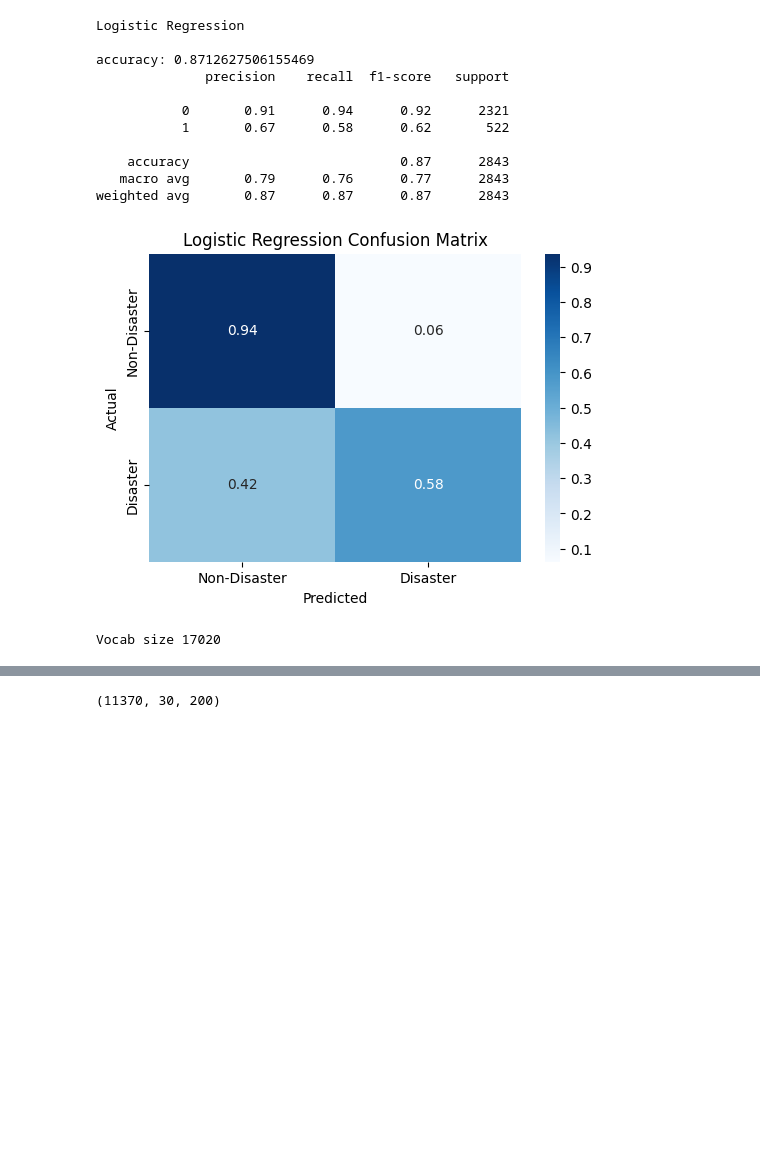
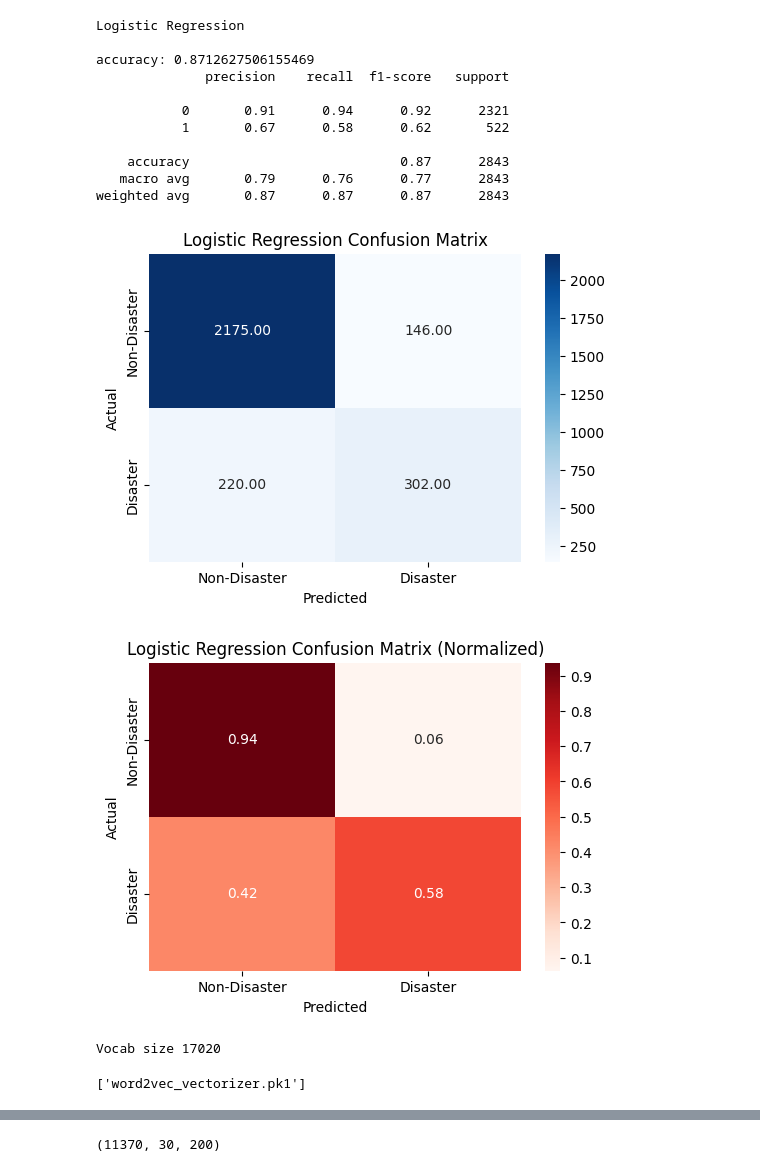
Before and after one commit to tracy-qiu/CS4100-ai-disaster-tweets-project, a Jupyter notebook: classifier.ipynb, the cells around one changed output, grey strips where cells are left out. Saved outputs shown, nothing was run; the diff lists cells and outputs as text; code cells hidden in the pictures; blank space fills up the shorter version.

```diff
--- a/classifier.ipynb
+++ b/classifier.ipynb
@@ -181,17 +228,26 @@ weighted avg       0.87      0.87      0.87      2843
 # %%
 #Plot Logistic Regression confusion matrix
 cf_matrix = confusion_matrix(y_test, ypred_lr)
 categories = ['Non-Disaster', 'Disaster']
 cf_normalized = cf_matrix.astype('float') / cf_matrix.sum(axis=1)[:, np.newaxis]
 plt.figure(figsize= (6,4))
-sns.heatmap(cf_normalized, annot=True, fmt='.2f', cmap='Blues',
+sns.heatmap(cf_matrix, annot=True, fmt='.2f', cmap='Blues',
             xticklabels=categories, yticklabels=categories)
 plt.xlabel('Predicted')
 plt.ylabel('Actual')
 plt.title('Logistic Regression Confusion Matrix')
-plt.show()
+plt.savefig('Logistic Regression Confusion Matrix')
+
+plt.figure(figsize= (6,4))
+sns.heatmap(cf_normalized, annot=True, fmt='.2f', cmap='Reds',
+            xticklabels=categories, yticklabels=categories)
+plt.xlabel('Predicted')
+plt.ylabel('Actual')
+plt.title('Logistic Regression Confusion Matrix (Normalized)')
+plt.savefig('Logistic Regression Confusion Matrix Normalized')
 # %% [output]
-[figure, old version]
+[figure, new version]
+[figure, added]
 # %%
 # get data
 df = pd.read_csv('tweets.csv')
@@ -278,8 +334,10 @@ X = X.apply(nltk.word_tokenize)
 word2vec = get_embeddings(X,200)
 vocab_size = len(word2vec.wv.index_to_key)
 print('Vocab size {}'.format(vocab_size))
+joblib.dump(word2vec, "word2vec_vectorizer.pk1")
 # %% [output]
 Vocab size 17020
+['word2vec_vectorizer.pk1']
 # %%
 word2vec.wv.most_similar('people', topn = 10)
 # %% [output]
```
Also changed, not shown: parts of 12 cells of this notebook, 17 other files.
